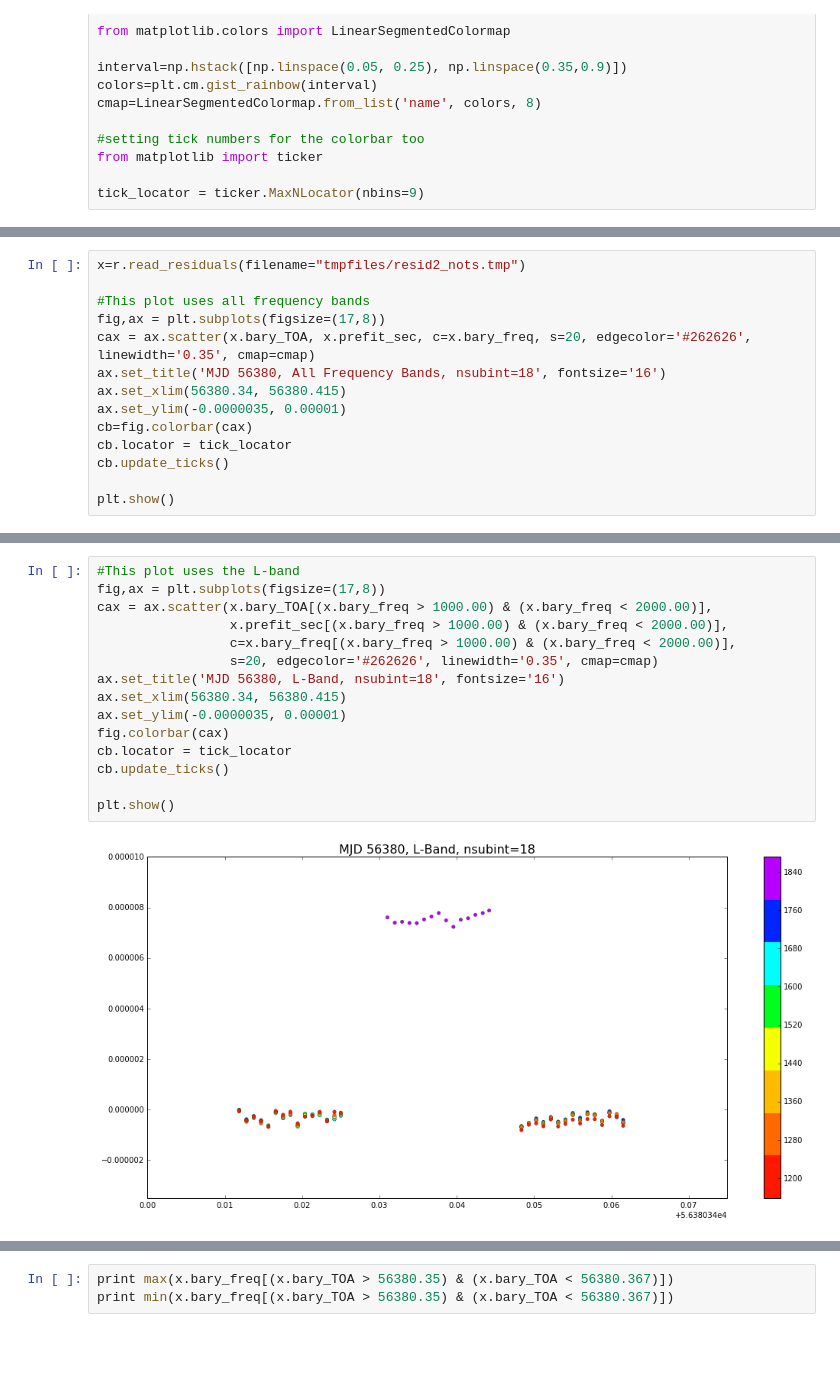
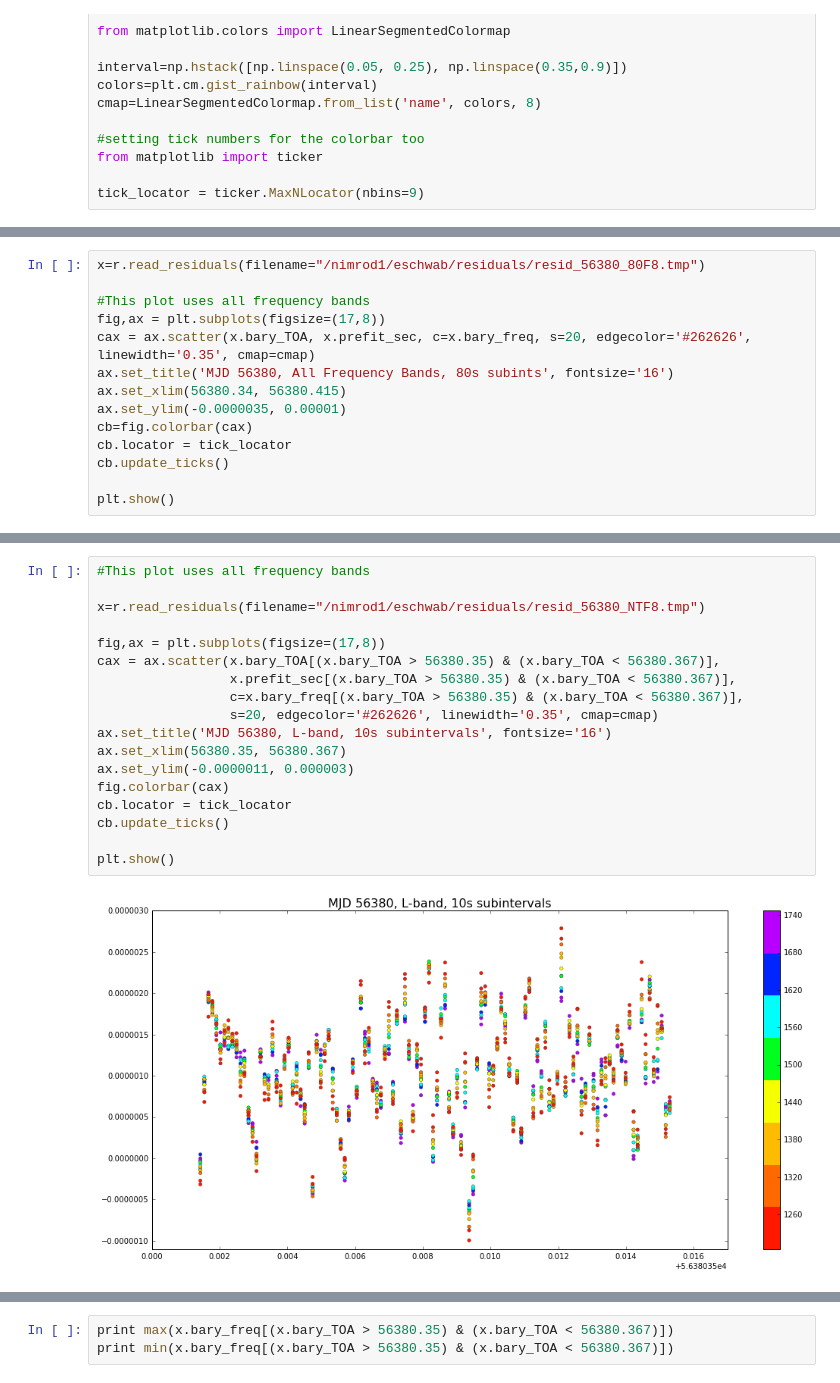
Before and after one commit to elliesch/pulsar_codes, a Jupyter notebook: ResidVsTime.ipynb, the cells around one changed output, grey strips where cells are left out. Cells and saved outputs as stored; diff of their text form; blank space fills up the shorter version.

```diff
--- a/ResidVsTime.ipynb
+++ b/ResidVsTime.ipynb
@@ -250,10 +29,10 @@ for i, j in zip(names, factors):
 # %%
-x=r.read_residuals(filename="tmpfiles/resid2_nots.tmp")
+x=r.read_residuals(filename="/nimrod1/eschwab/residuals/resid_56380_80F8.tmp")
 
 #This plot uses all frequency bands
 fig,ax = plt.subplots(figsize=(17,8))
 cax = ax.scatter(x.bary_TOA, x.prefit_sec, c=x.bary_freq, s=20, edgecolor='#262626', linewidth='0.35', cmap=cmap)
-ax.set_title('MJD 56380, All Frequency Bands, nsubint=18', fontsize='16')
+ax.set_title('MJD 56380, All Frequency Bands, 80s subints', fontsize='16')
 ax.set_xlim(56380.34, 56380.415)
 ax.set_ylim(-0.0000035, 0.00001)
 cb=fig.colorbar(cax)
@@ -266,17 +68,20 @@ plt.show()
 # %%
-#This plot uses the L-band
+#This plot uses all frequency bands
+
+x=r.read_residuals(filename="/nimrod1/eschwab/residuals/resid_56380_NTF8.tmp")
+
 fig,ax = plt.subplots(figsize=(17,8))
-cax = ax.scatter(x.bary_TOA[(x.bary_freq > 1000.00) & (x.bary_freq < 2000.00)],
-                 x.prefit_sec[(x.bary_freq > 1000.00) & (x.bary_freq < 2000.00)],
-                 c=x.bary_freq[(x.bary_freq > 1000.00) & (x.bary_freq < 2000.00)],
+cax = ax.scatter(x.bary_TOA[(x.bary_TOA > 56380.35) & (x.bary_TOA < 56380.367)],
+                 x.prefit_sec[(x.bary_TOA > 56380.35) & (x.bary_TOA < 56380.367)],
+                 c=x.bary_freq[(x.bary_TOA > 56380.35) & (x.bary_TOA < 56380.367)],
                  s=20, edgecolor='#262626', linewidth='0.35', cmap=cmap)
-ax.set_title('MJD 56380, L-Band, nsubint=18', fontsize='16')
-ax.set_xlim(56380.34, 56380.415)
-ax.set_ylim(-0.0000035, 0.00001)
+ax.set_title('MJD 56380, L-band, 10s subintervals', fontsize='16')
+ax.set_xlim(56380.35, 56380.367)
+ax.set_ylim(-0.0000011, 0.000003)
 fig.colorbar(cax)
 cb.locator = tick_locator
 cb.update_ticks()
 
 plt.show()
 # %% [output]
-[figure, old version]
+[figure, new version]
```
Also changed, not shown: parts of 35 cells of this notebook.
